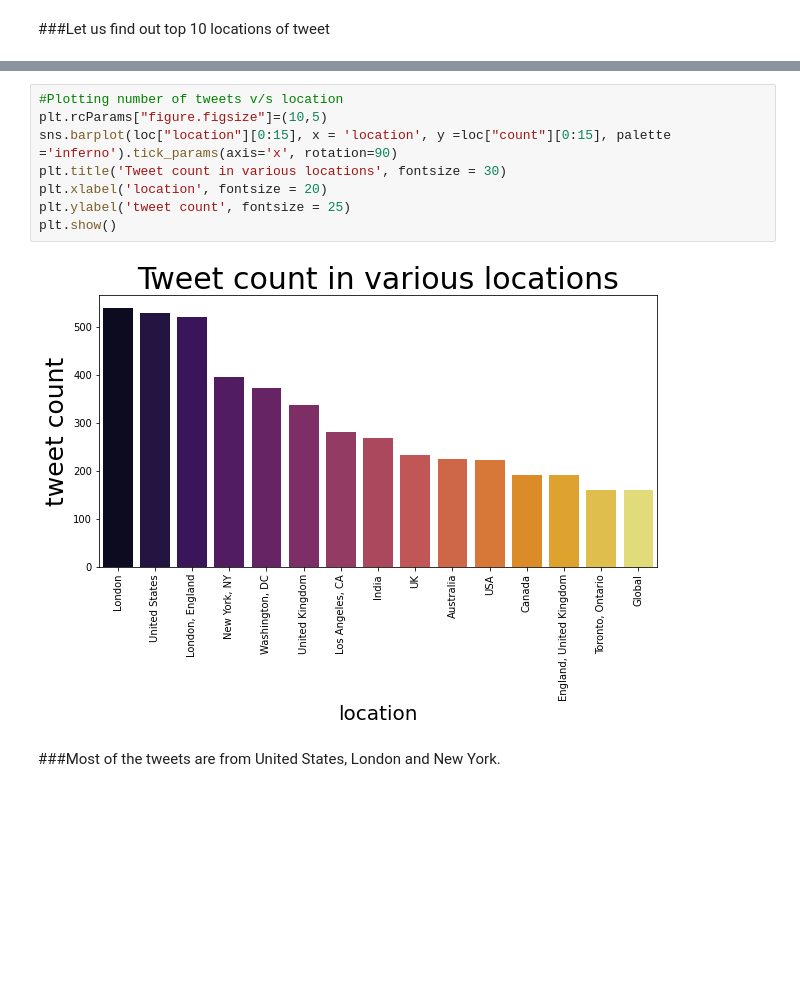
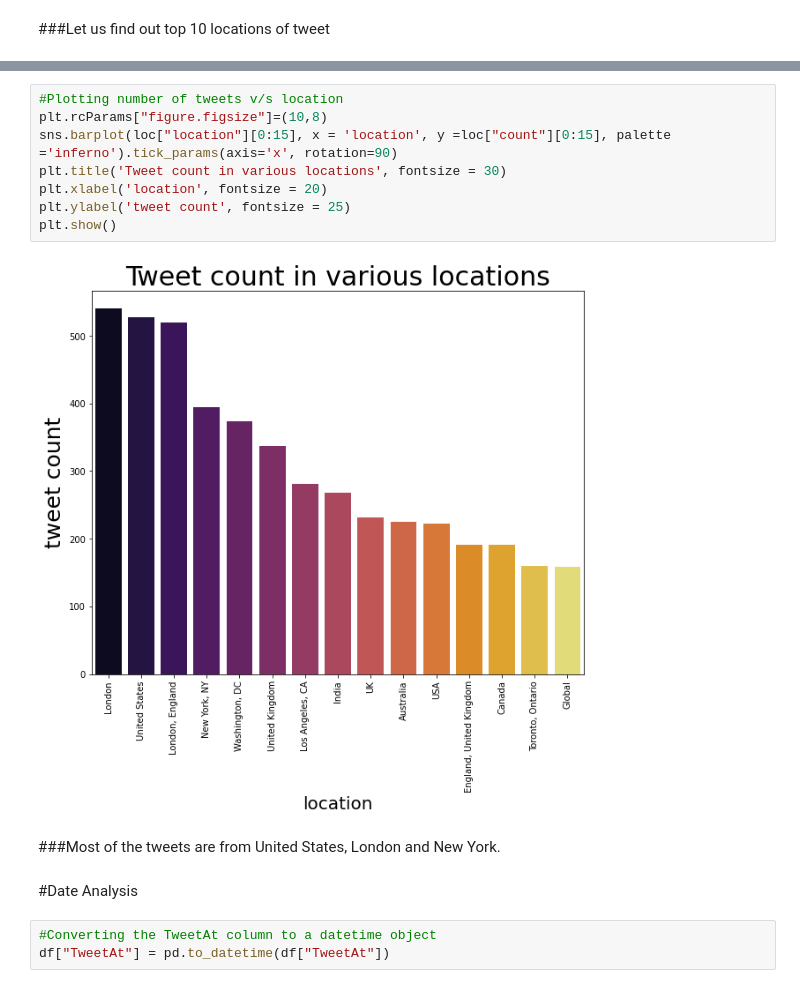
Before and after one commit to nivyathiruvoth/Coronavirus-Tweet-Sentiment-Analysis, a Jupyter notebook: Coronavirus_Tweet_Sentiment_Analysis_.ipynb, the cells around one changed output, grey strips where cells are left out. Saved outputs shown, nothing was run; the diff lists cells and outputs as text; blank space fills up the shorter version.

```diff
--- a/Coronavirus_Tweet_Sentiment_Analysis_.ipynb
+++ b/Coronavirus_Tweet_Sentiment_Analysis_.ipynb
@@ -225,13 +225,18 @@ loc
 12220 rows × 2 columns
 # %%
 #Plotting number of tweets v/s location
-plt.rcParams["figure.figsize"]=(10,5)
+plt.rcParams["figure.figsize"]=(10,8)
 sns.barplot(loc["location"][0:15], x = 'location', y =loc["count"][0:15], palette ='inferno').tick_params(axis='x', rotation=90)
 plt.title('Tweet count in various locations', fontsize = 30)
 plt.xlabel('location', fontsize = 20)
 plt.ylabel('tweet count', fontsize = 25)
 plt.show()
 # %% [output]
-[figure, old version]
+[figure, new version]
 # %% [markdown]
 ###Most of the tweets are from United States, London and New York.
+# %% [markdown]
+#Date Analysis
+# %%
+#Converting the TweetAt column to a datetime object
+df["TweetAt"] = pd.to_datetime(df["TweetAt"])
```
Also changed, not shown: parts of 23 cells of this notebook.
